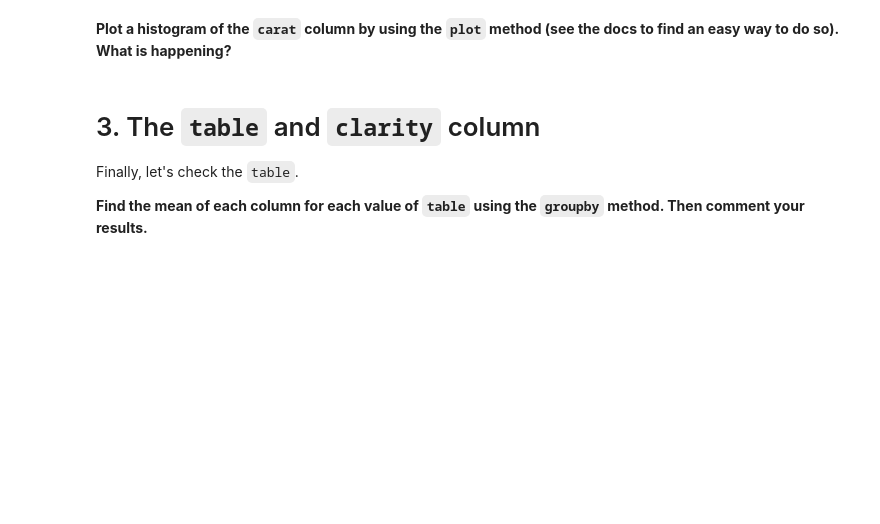
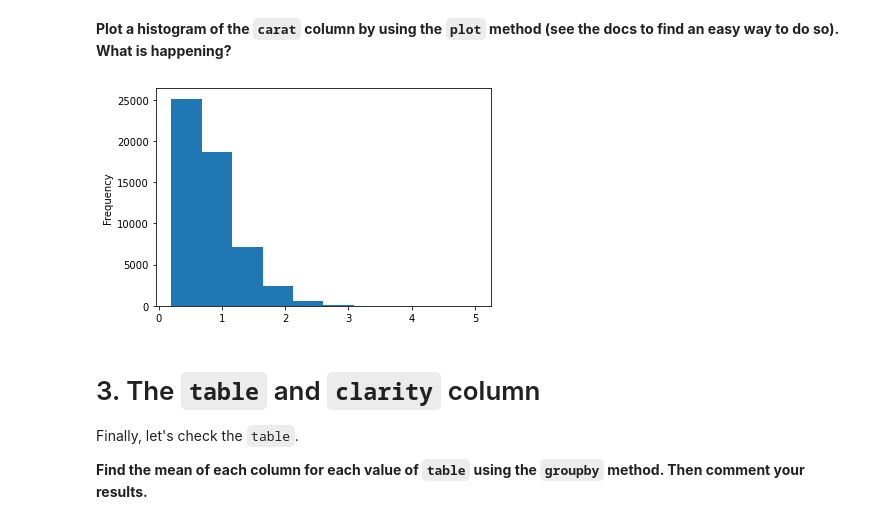
Before and after one commit to ta-data-lis/M2-mini-project1, a Jupyter notebook: 2.-EDA.ipynb, the cells around one changed output. Cells and saved outputs as stored; diff of their text form; code cells hidden in the pictures; blank space fills up the shorter version.

```diff
--- a/2.-EDA.ipynb
+++ b/2.-EDA.ipynb
@@ -61,6 +117,11 @@ Let's check the `carat` (weight), since this could also be a potential factor fo
 **Plot a histogram of the `carat` column by using the `plot` method (see the docs to find an easy way to do so). What is happening?**
 # %%
 #your code here
+
+diamonds['carat'].plot.hist()
+plt.show()
+# %% [output]
+[figure, added]
 # %% [markdown]
 # 3. The `table` and `clarity` column
 Finally, let's check the `table`.
```
Also changed, not shown: parts of 19 cells of this notebook, 2 other files.
